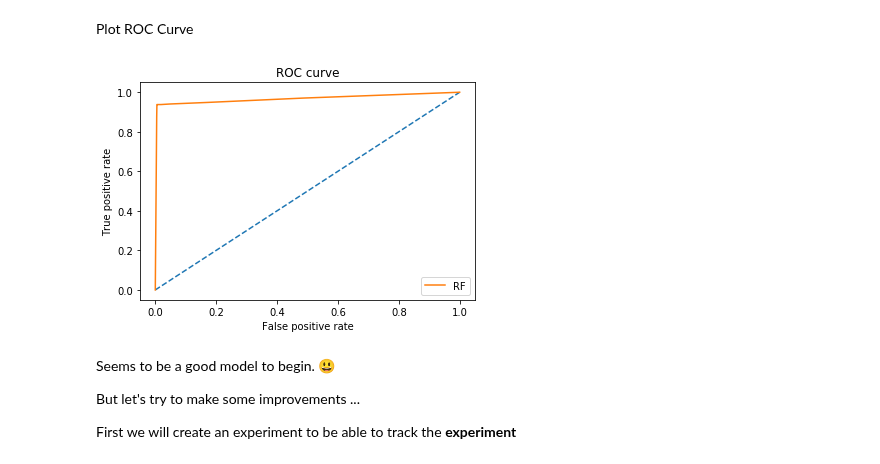
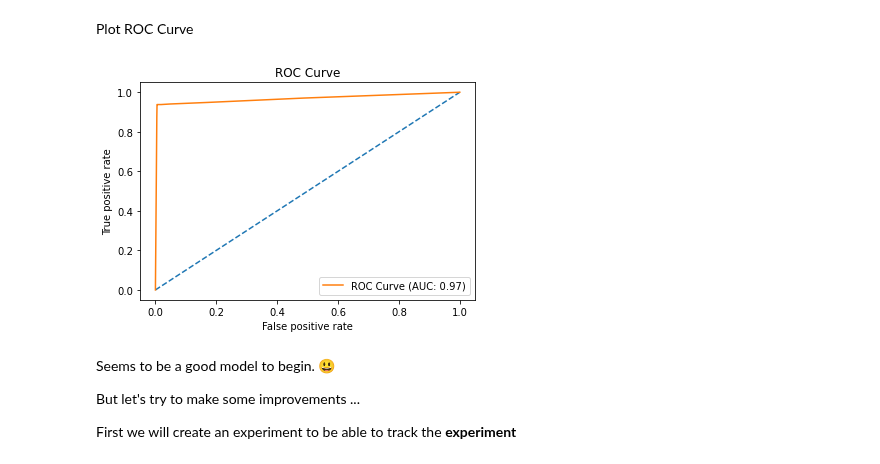
Before and after one commit to lfbraz/azure-data-science-e2e, a Jupyter notebook: labs/lab-0/notebooks/model-churn-prediction.ipynb, the cells around one changed output. Saved outputs shown, nothing was run; the diff lists cells and outputs as text; code cells hidden in the pictures.

Commit message:
Lab 0: Adding some more evaluation metrics

```diff
--- a/labs/lab-0/notebooks/model-churn-prediction.ipynb
+++ b/labs/lab-0/notebooks/model-churn-prediction.ipynb
@@ -128,6 +123,6 @@ print('AUC: {}'.format(round(auc_score, 2)))
 # %% [output]
 [interactive output not drawn]
 # %%
-model.predict(X_test)
+y_pred = model.predict(X_test)
 # %% [output]
 [interactive output not drawn]
@@ -143,17 +160,21 @@ fpr_rf, tpr_rf, _ = roc_curve(y_test, predictions_test)
 Plot ROC Curve
 # %%
 import matplotlib.pyplot as plt
+from sklearn.metrics import roc_curve
+
+fpr_rf, tpr_rf, _ = roc_curve(y_test, predictions_test)
 
 plt.figure(1)
 plt.plot([0, 1], [0, 1], '--')
-plt.plot(fpr_rf, tpr_rf, label='RF')
+plt.plot(fpr_rf, tpr_rf, label = 'ROC Curve (AUC: {0:.2f})'.format(
+                      roc_auc_score(y_test, y_pred)))
 plt.xlabel('False positive rate')
 plt.ylabel('True positive rate')
-plt.title('ROC curve')
+plt.title('ROC Curve')
 plt.legend(loc='best')
 plt.show()
 # %% [output]
-[figure, old version]
+[figure, new version]
 # %% [markdown]
 Seems to be a good model to begin. 😃
 
```
Also changed, not shown: parts of 8 cells of this notebook.
